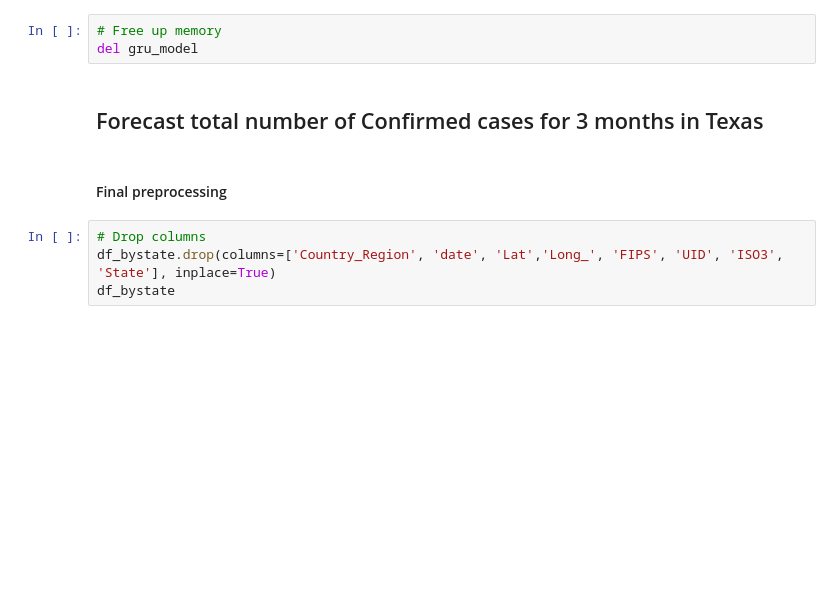
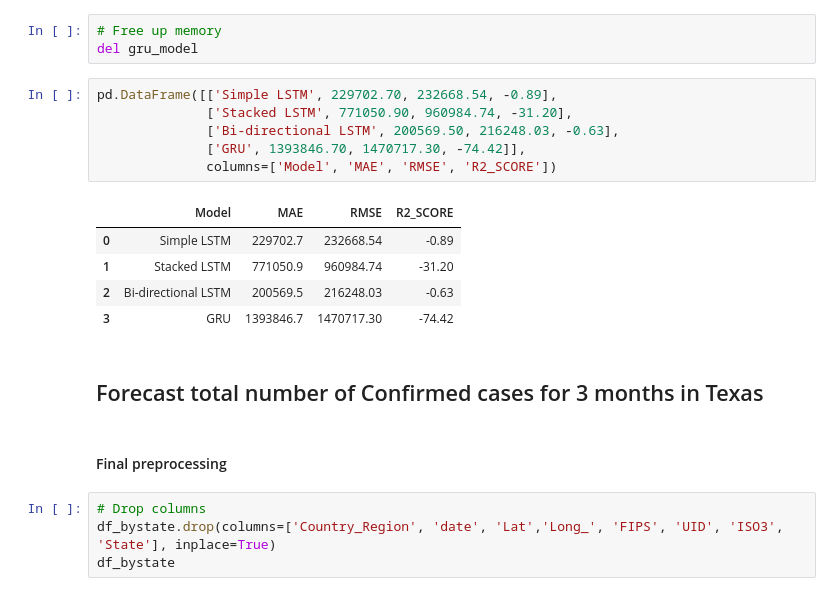
Before and after one commit to DSNortsev/CSE696-CECS_PROJECT, a Jupyter notebook: CSE_Project.ipynb, the cells around one changed output. Saved outputs shown, nothing was run; the diff lists cells and outputs as text; blank space fills up the shorter version.

```diff
--- a/CSE_Project.ipynb
+++ b/CSE_Project.ipynb
@@ -1609,6 +1668,18 @@ RMSE: 1208660.49
 # %%
 # Free up memory
 del gru_model
+# %%
+pd.DataFrame([['Simple LSTM', 229702.70, 232668.54, -0.89],
+              ['Stacked LSTM', 771050.90, 960984.74, -31.20],
+              ['Bi-directional LSTM', 200569.50, 216248.03, -0.63],
+              ['GRU', 1393846.70, 1470717.30, -74.42]],
+              columns=['Model', 'MAE', 'RMSE', 'R2_SCORE'])
+# %% [output]
+|  | Model | MAE | RMSE | R2_SCORE |
+| 0 | Simple LSTM | 229702.7 | 232668.54 | -0.89 |
+| 1 | Stacked LSTM | 771050.9 | 960984.74 | -31.20 |
+| 2 | Bi-directional LSTM | 200569.5 | 216248.03 | -0.63 |
+| 3 | GRU | 1393846.7 | 1470717.30 | -74.42 |
 # %% [markdown]
 ## Forecast total number of Confirmed cases for 3 months in Texas
 # %% [markdown]
```
Also changed, not shown: parts of 48 cells of this notebook.
